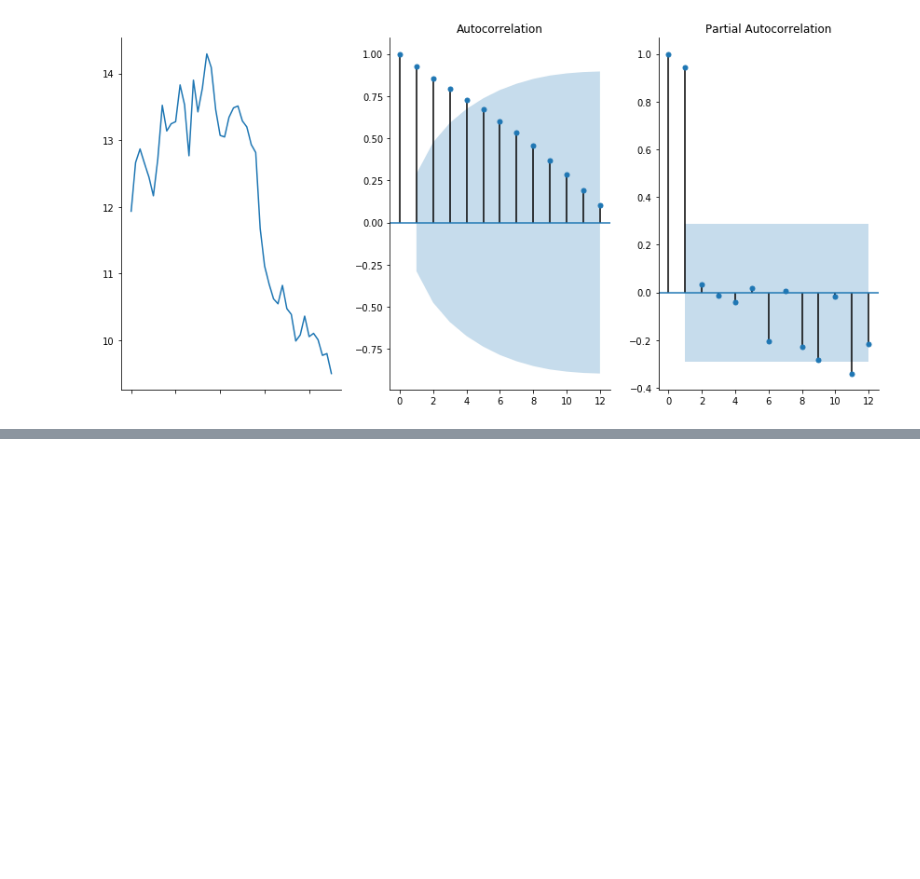
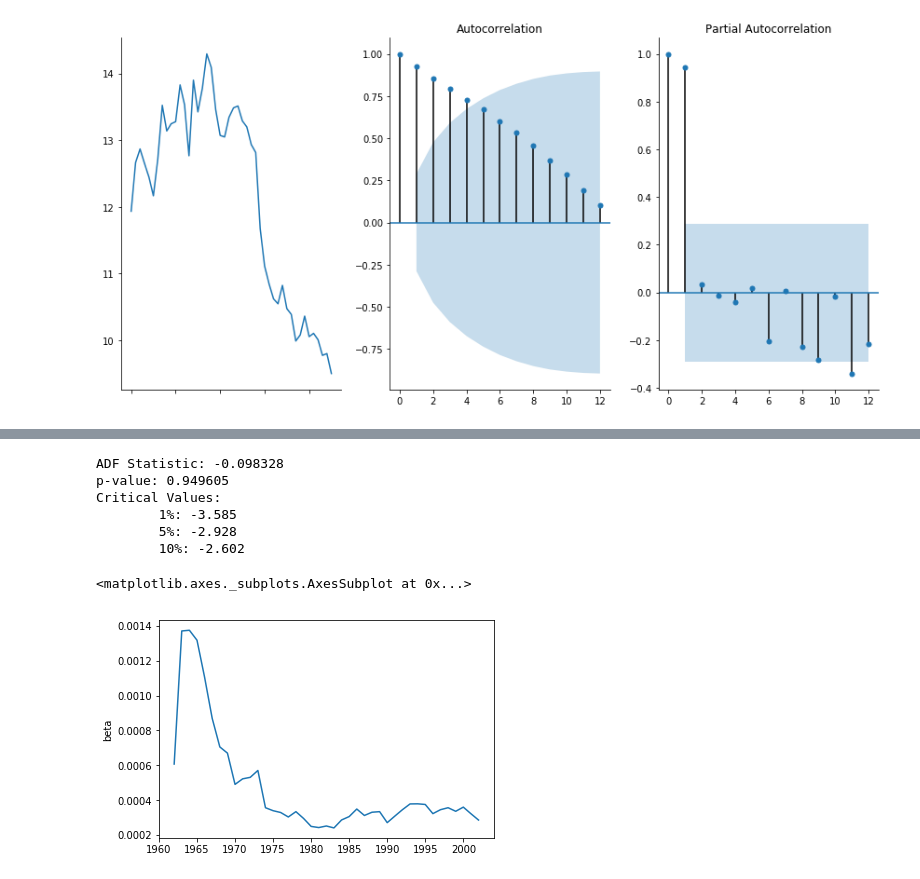
Before and after one commit to robinleoknauth/time_series_project, a Jupyter notebook: carbon_emissions_EDA.ipynb, the cells around one changed output, grey strips where cells are left out. Saved outputs shown, nothing was run; the diff lists cells and outputs as text; code cells hidden in the pictures; blank space fills up the shorter version.

```diff
--- a/carbon_emissions_EDA.ipynb
+++ b/carbon_emissions_EDA.ipynb
@@ -642,0 +618,28 @@ plots(df_co2_train['Germany'], lags = 12)
+# %%
+fuller_test(df_co2_train['Germany'])
+# %% [output]
+ADF Statistic: -0.098328
+p-value: 0.949605
+Critical Values:
+        1%: -3.585
+        5%: -2.928
+        10%: -2.602
+# %%
+'''
+creating train beta df
+'''
+
+
+
+reg_years = list(map( lambda x : str(x), range(1962, 2003)))
+reg_years;
+df_betas = df_co2_train.copy()
+df_betas['beta'] = np.nan
+df_betas.head()
+for year in reg_years:
+    lr1 = LinearRegression()
+    x = np.array(df_gdp_train.loc[year])
+    y = np.array(df_co2_train.loc[year])
+    lr1.fit(x.reshape(-1, 1), y.reshape(-1, 1))
+    df_betas.loc[year]['beta'] = (lr1.coef_[0][0])
+df_betas = df_betas[['beta']]
@@ -642,0 +690,5 @@ plots(df_co2_train['Germany'], lags = 12)
+# %%
+sns.lineplot(y = df_betas['beta'], x = df_betas.index.values.astype(int))
+# %% [output]
+<matplotlib.axes._subplots.AxesSubplot at 0x...>
+[figure, added]
```
Also changed, not shown: parts of 16 cells of this notebook.
